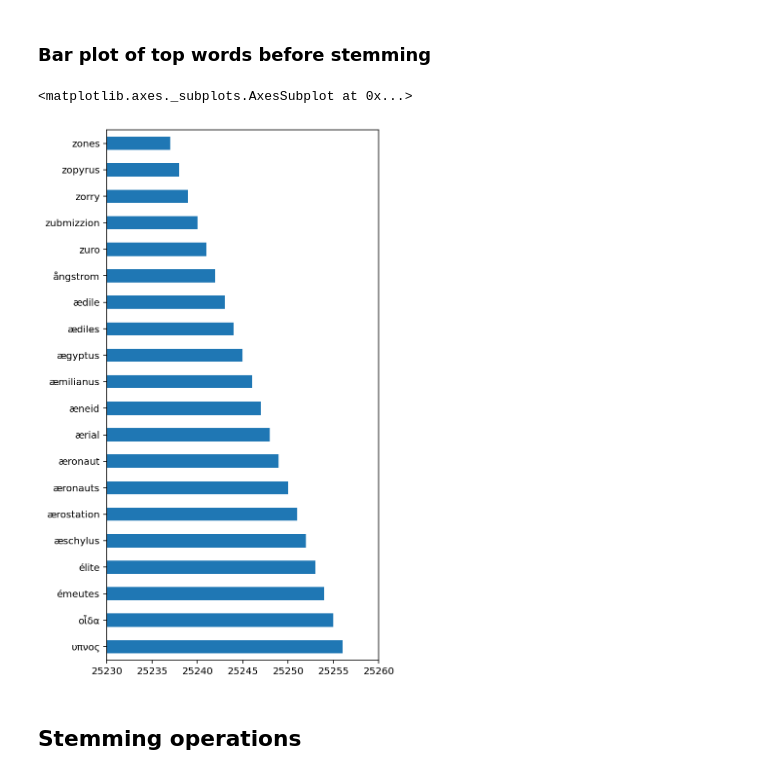
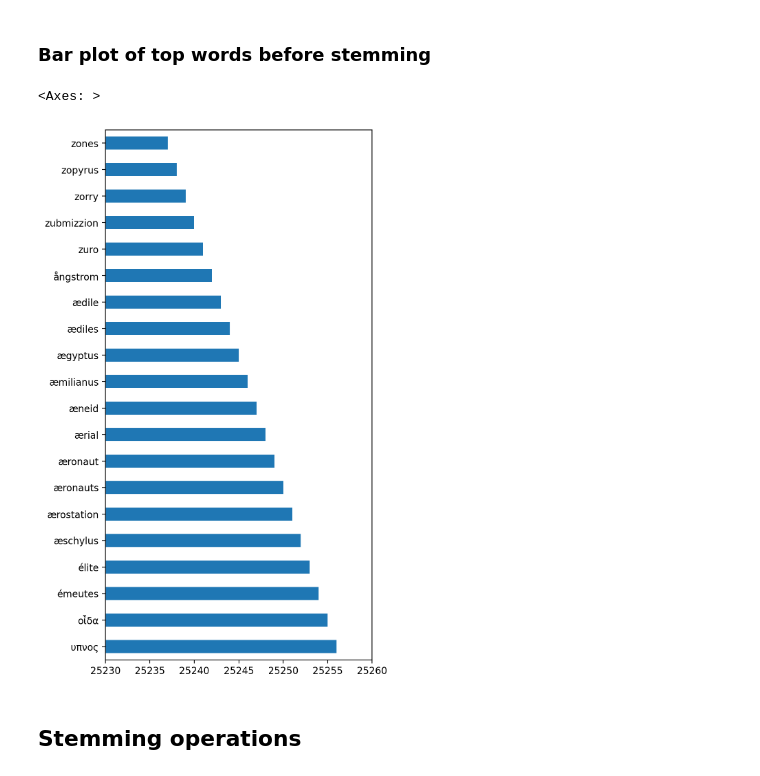
Before and after one commit to Bharatgaur/RawProjects, a Jupyter notebook: Introduction_to_NLP.ipynb, the cells around one changed output. Drawn from its saved outputs; the diff is of its cells as text; code cells hidden in the pictures.

```diff
--- a/Introduction_to_NLP.ipynb
+++ b/Introduction_to_NLP.ipynb
@@ -26,0 +36,14 @@ data = pd.read_csv("/content/drive/MyDrive/AlmaBetter/Cohort Aravali/Module 4/We
+# %%
+import pandas as pd
+
+# Google Drive file ID extracted from the link
+file_id = "1xMxfRyHrqLGRNH4JCvW61NX2AMcXeTLF"
+
+# Construct the downloadable URL
+url = f"https://drive.google.com/uc?id={file_id}"
+
+# Read the CSV file directly into a DataFrame
+data = pd.read_csv(url)
+
+# Display the first few rows
+print(data.head())
@@ -136,8 +191,10 @@ Number of stopwords:  179
 ## **Function to remove stopwords**
 # %%
 def stopwords(text):
-    '''a function for removing the stopword'''
-    # removing the stop words and lowercasing the selected words
-    text = [word.lower() for word in text.split() if word.lower() not in sw]
-    # joining the list of words with space separator
-    return " ".join(text)
+  '''a function for removing the stopwords'''
+  # Removing the stop words and lowercasing the selected words
+  text = [word.lower() for word in text.split() if word.lower() not in sw]
+  return " ".join(text)
+# %%
+data['text'] = data['text'].apply(stopwords)
+data.head(10)
@@ -184,11 +253,11 @@ vocab_bef_stem = vocab_bef_stem.sort_values(ascending=False)
 # %% [markdown]
 ### **Bar plot of top words before stemming**
 # %%
-top_vacab = vocab_bef_stem.head(20)
-top_vacab.plot(kind = 'barh', figsize=(5,10), xlim= (25230, 25260))
+top_vocab = vocab_bef_stem.head(20)
+top_vocab.plot(kind = 'barh', figsize= (5,10), xlim = (25230, 25260))
 # %% [output]
-<matplotlib.axes._subplots.AxesSubplot at 0x...>
+<Axes: >
-[figure, old version]
+[figure, new version]
 # %% [markdown]
 ##  **Stemming operations**
 # %% [markdown]
```
Also changed, not shown: parts of 24 cells of this notebook.
